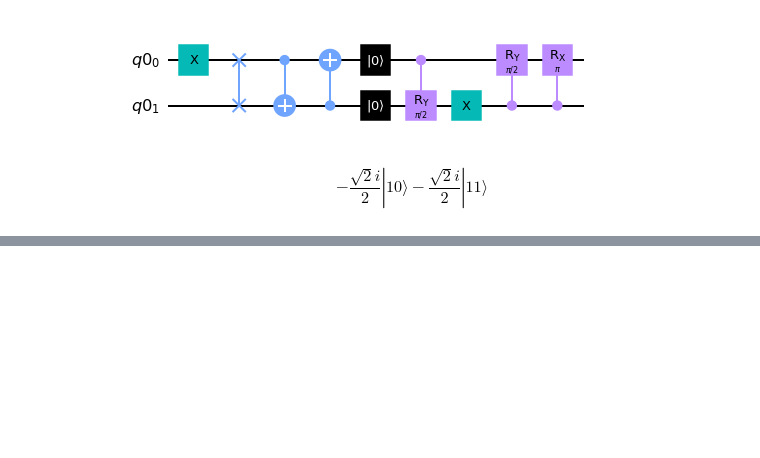
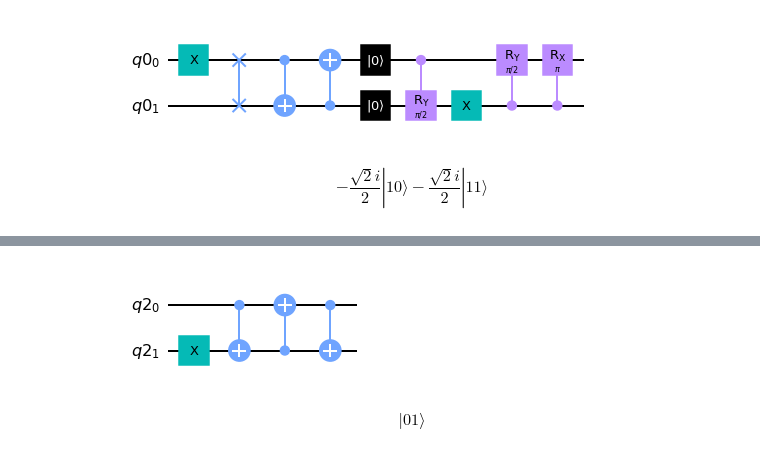
Before and after one commit to tony-a/quantum-computing-notes, a Jupyter notebook: udemy_course/sec 9.59 Swap-CX.ipynb, the cells around one changed output, grey strips where cells are left out. Saved outputs shown, nothing was run; the diff lists cells and outputs as text; code cells hidden in the pictures; blank space fills up the shorter version.

```diff
--- a/udemy_course/sec 9.59 Swap-CX.ipynb
+++ b/udemy_course/sec 9.59 Swap-CX.ipynb
@@ -99,0 +119,13 @@ $$- \frac{\sqrt{2} i}{2} |10\rangle- \frac{\sqrt{2} i}{2} |11\rangle$$
+# %%
+# Now let's swap the two qubits by applying 3 CNOT gates.
+qc.cx(q[0], q[1])
+qc.cx(q[1], q[0])
+qc.cx(q[0], q[1])
+qc.draw('mpl')
+# %% [output]
+[figure, added]
+# %%
+psi2 = Statevector(qc)
+psi2.draw('latex')
+# %% [output]
+$$ |01\rangle$$
```
Also changed, not shown: parts of 6 cells of this notebook, 5 other files.
